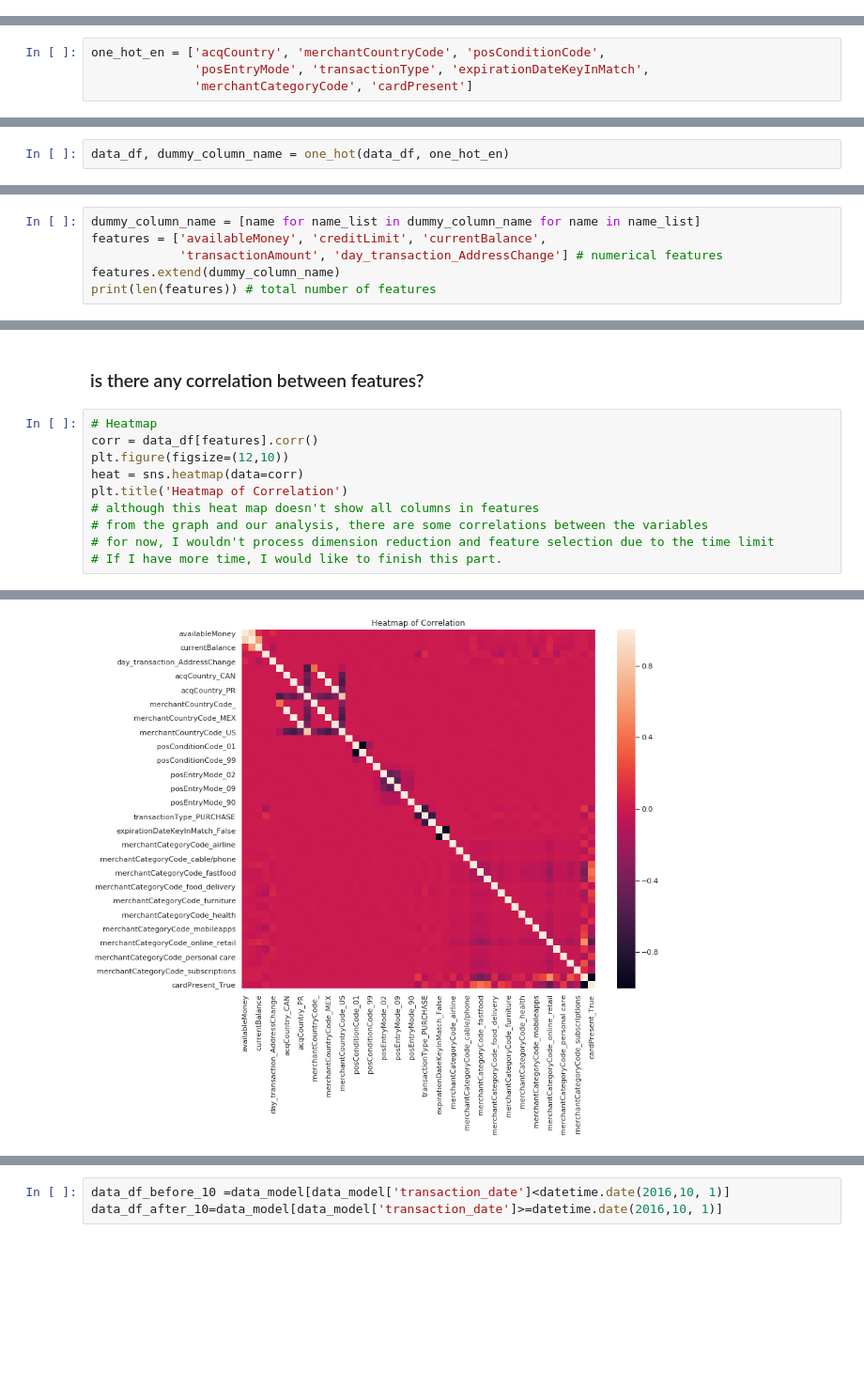
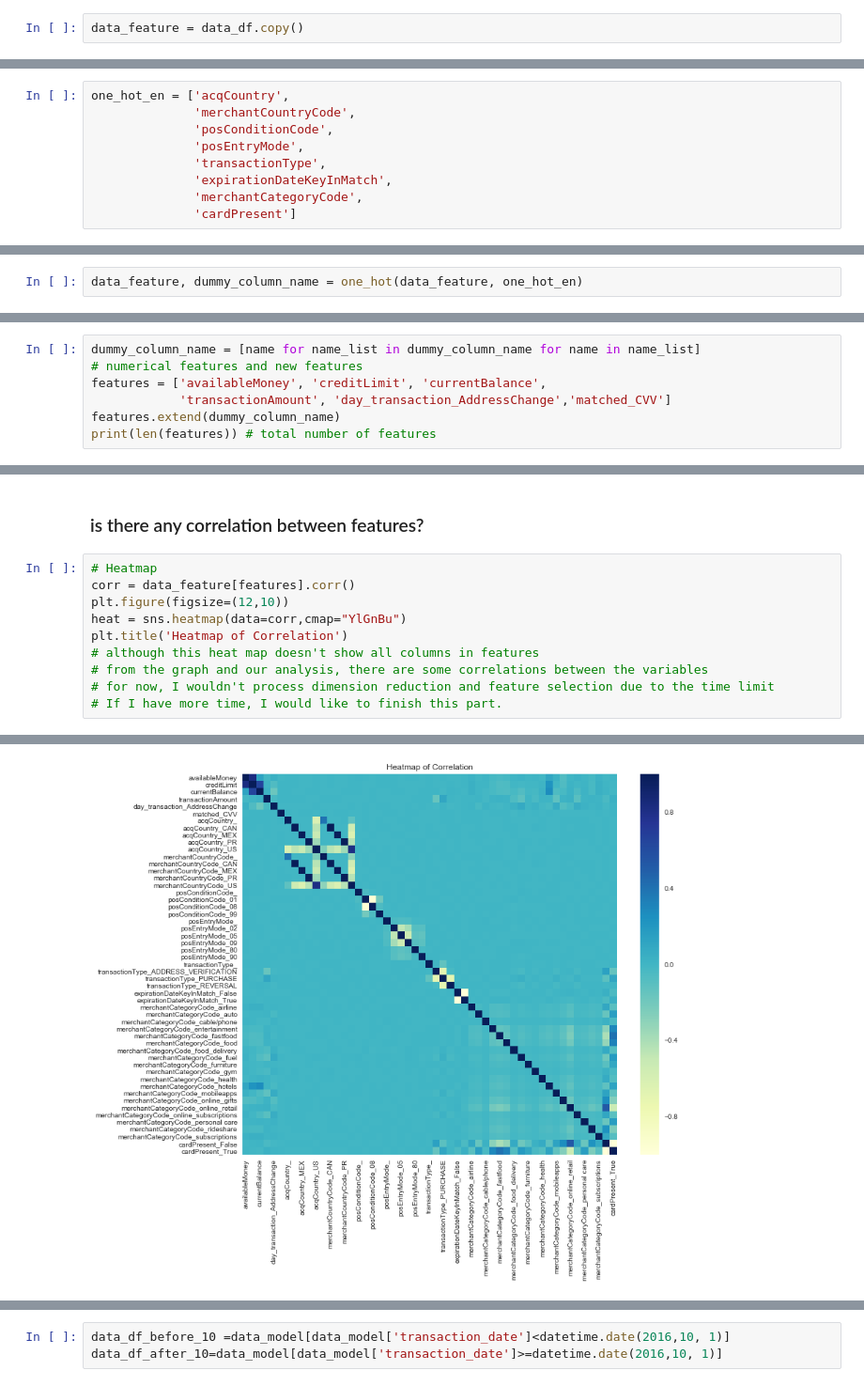
Before and after one commit to BruceYanghy/Credit-Card-Fraud-Detection-Customer-Transactions-Data-ML, a Jupyter notebook: Credit-Card-Fraud-Detection.ipynb, the cells around one changed output, grey strips where cells are left out. Shown: that part at 94% size. Saved outputs shown, nothing was run; the diff lists cells and outputs as text; blank space fills up the shorter version.

```diff
--- a/Credit-Card-Fraud-Detection.ipynb
+++ b/Credit-Card-Fraud-Detection.ipynb
@@ -1147,0 +1230,2 @@ Fraud is a problem for any bank. Fraud can take many forms, whether it is someon
+# %%
+data_feature = data_df.copy()
@@ -1150,7 +1263,12 @@ Fraud is a problem for any bank. Fraud can take many forms, whether it is someon
 # %%
-one_hot_en = ['acqCountry', 'merchantCountryCode', 'posConditionCode',
-              'posEntryMode', 'transactionType', 'expirationDateKeyInMatch',
-              'merchantCategoryCode', 'cardPresent']
+one_hot_en = ['acqCountry',
+              'merchantCountryCode',
+              'posConditionCode',
+              'posEntryMode',
+              'transactionType',
+              'expirationDateKeyInMatch',
+              'merchantCategoryCode',
+              'cardPresent']
 # %%
 def one_hot(df, one_hot_en_list):
     ''''''
@@ -1162,4 +1280,4 @@ def one_hot(df, one_hot_en_list):
         df = df.join(dummy_col)
     return df, dummy_column_name
 # %%
-data_df, dummy_column_name = one_hot(data_df, one_hot_en)
+data_feature, dummy_column_name = one_hot(data_feature, one_hot_en)
@@ -1174,7 +1284,8 @@ data_df['merchant_rolling_window_90']=data_df['merchant_rolling_window_90'].fact
 # %%
 dummy_column_name = [name for name_list in dummy_column_name for name in name_list]
+# numerical features and new features
 features = ['availableMoney', 'creditLimit', 'currentBalance',
-            'transactionAmount', 'day_transaction_AddressChange'] # numerical features
+            'transactionAmount', 'day_transaction_AddressChange','matched_CVV']
 features.extend(dummy_column_name)
 print(len(features)) # total number of features
 # %% [output]
@@ -1183,9 +1294,9 @@ print(len(features)) # total number of features
 ### is there any correlation between features?
 # %%
 # Heatmap
-corr = data_df[features].corr()
+corr = data_feature[features].corr()
 plt.figure(figsize=(12,10))
-heat = sns.heatmap(data=corr)
+heat = sns.heatmap(data=corr,cmap="YlGnBu")
 plt.title('Heatmap of Correlation')
 # although this heat map doesn't show all columns in features
 # from the graph and our analysis, there are some correlations between the variables
@@ -1196,2 +1307,2 @@ plt.title('Heatmap of Correlation')
-[figure, old version]
+[figure, new version]
 # %% [markdown]
```
Also changed, not shown: parts of 212 cells of this notebook.
